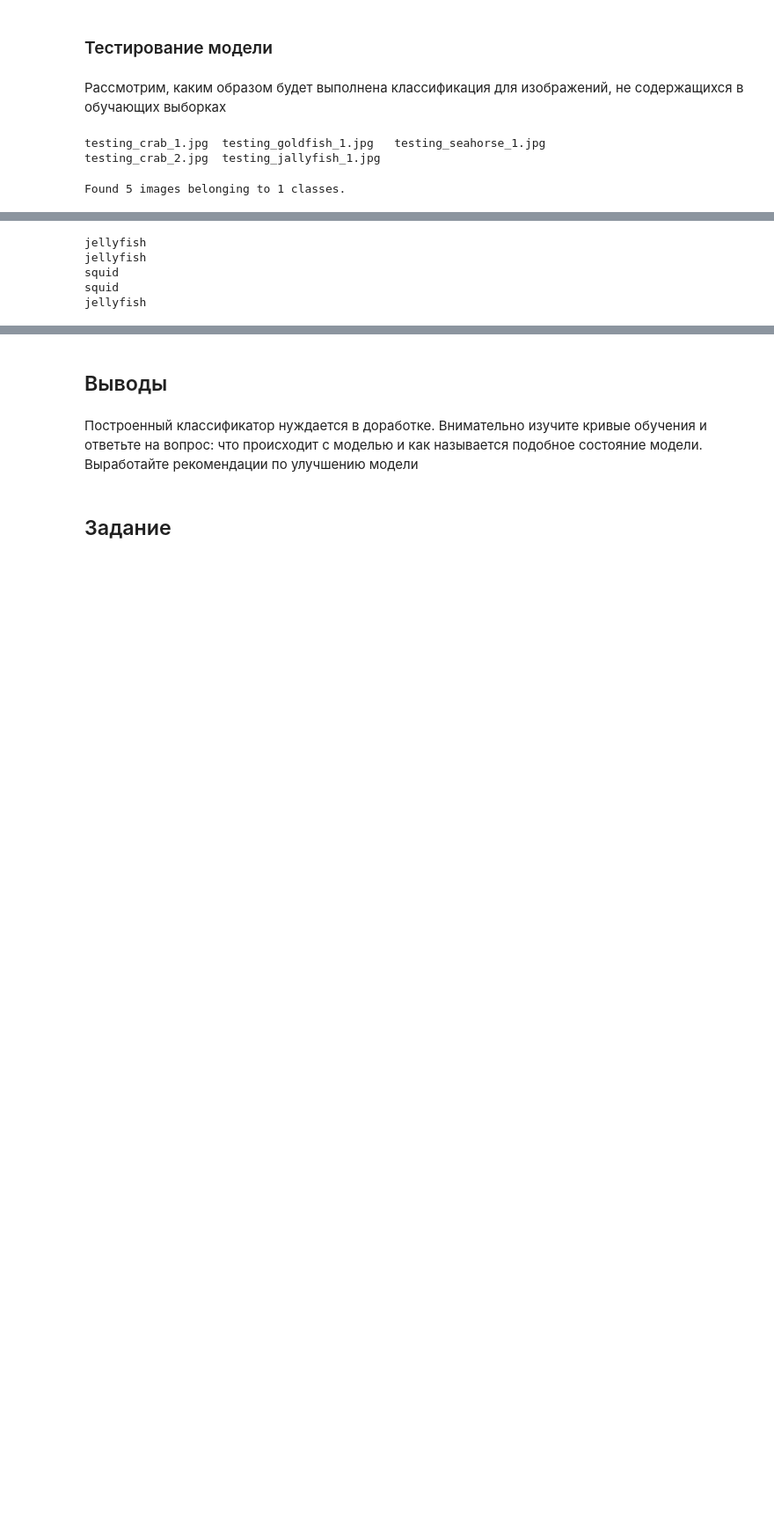
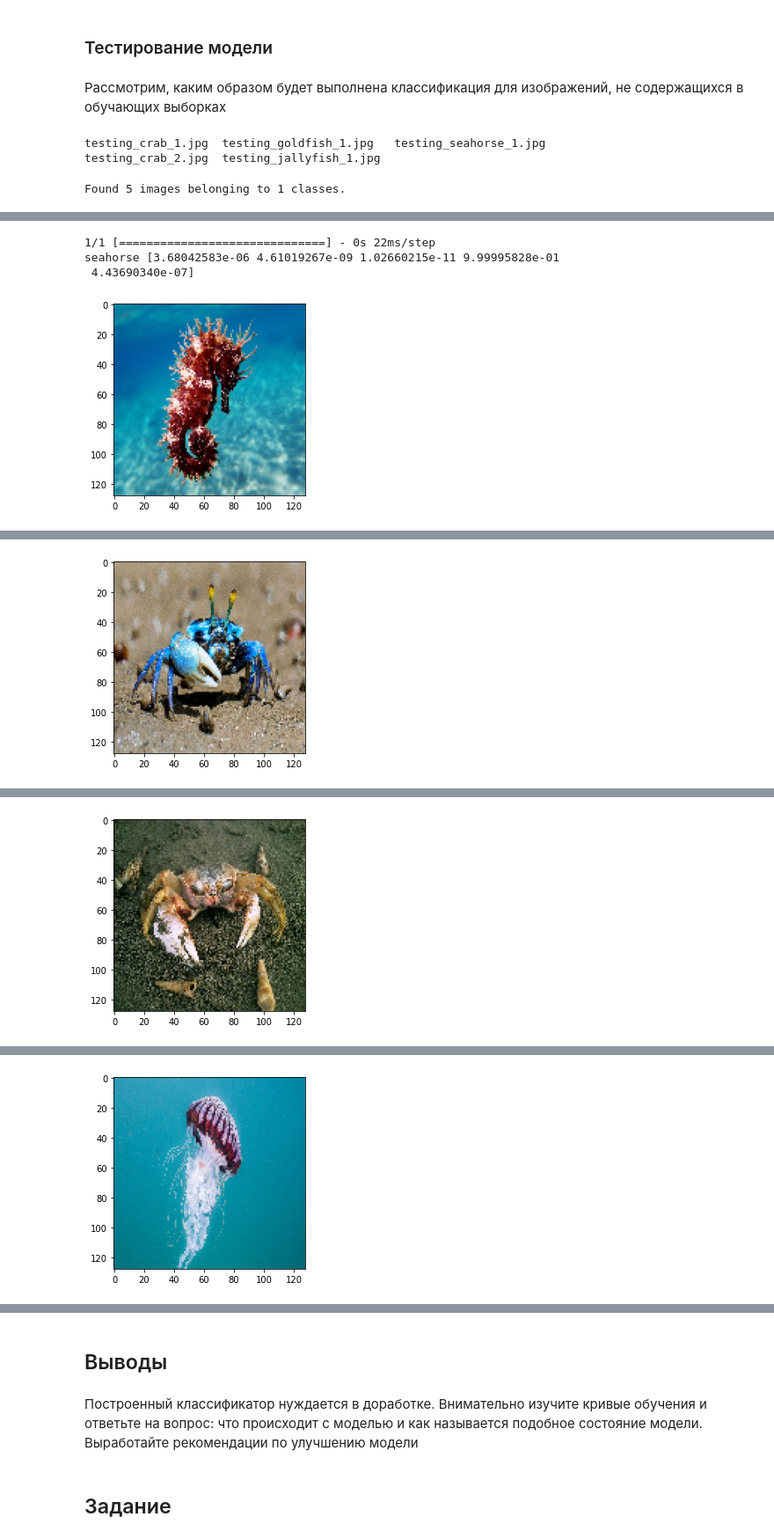
Before and after one commit to enikolaev/ML_and_NN, a Jupyter notebook: Practical_Work_Convolutional_Neural_Network.ipynb, the cells around one changed output, grey strips where cells are left out. Shown at 88% size. Drawn from its saved outputs; the diff is of its cells as text; code cells hidden in the pictures; blank space fills up the shorter version.

```diff
--- a/Practical_Work_Convolutional_Neural_Network.ipynb
+++ b/Practical_Work_Convolutional_Neural_Network.ipynb
@@ -318,9 +349,14 @@ array([[3.20159987e-09, 2.69939413e-08, 9.96866286e-01, 5.64936083e-04,
-# %%
-for e in prediction:
-  print( labels[ np.argmax(e)  ])
-# %% [output]
-jellyfish
-jellyfish
-squid
-squid
-jellyfish
+# %%
+for _ in range(5):
+    b = testing_data.next()
+    img=b[0]
+    pred = mymodel.predict(np.expand_dims(img, axis=0))
+    pred_label = labels[np.argmax(pred[0])]
+    print( pred_label, pred[0] )
+    plt.imshow(img)
+    plt.show()
+# %% [output]
+1/1 [==============================] - 0s 22ms/step
+seahorse [3.68042583e-06 4.61019267e-09 1.02660215e-11 9.99995828e-01
+ 4.43690340e-07]
+[figure, added]
@@ -326,0 +365 @@ jellyfish
+[figure, added]
@@ -326,0 +368 @@ jellyfish
+[figure, added]
@@ -326,0 +371 @@ jellyfish
+[figure, added]
```
Also changed, not shown: parts of 14 cells of this notebook.
